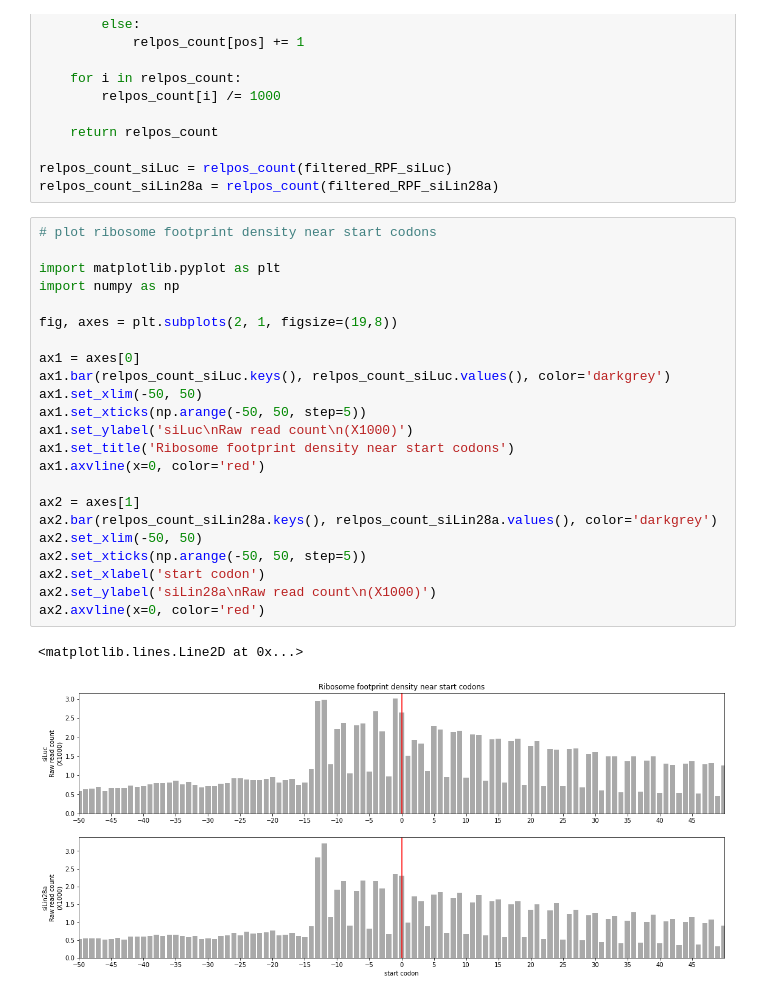
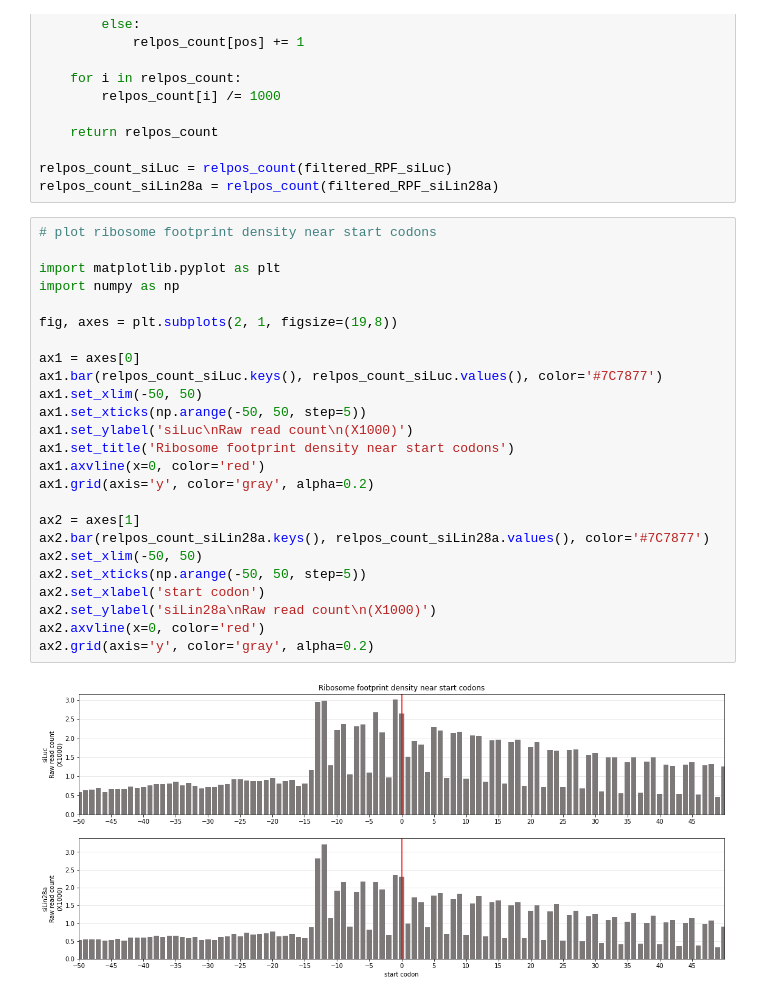
Before and after one commit to yoojunghan/bioinfo-term-project, a Jupyter notebook: notebooks/Mission2.ipynb, the cells around one changed output. Cells and saved outputs as stored; diff of their text form.

Commit message:
grid added

```diff
--- a/notebooks/Mission2.ipynb
+++ b/notebooks/Mission2.ipynb
@@ -246,26 +246,27 @@ relpos_count_siLin28a = relpos_count(filtered_RPF_siLin28a)
 # %%
 # plot ribosome footprint density near start codons
 
 import matplotlib.pyplot as plt
 import numpy as np
 
 fig, axes = plt.subplots(2, 1, figsize=(19,8))
 
 ax1 = axes[0]
-ax1.bar(relpos_count_siLuc.keys(), relpos_count_siLuc.values(), color='darkgrey')
+ax1.bar(relpos_count_siLuc.keys(), relpos_count_siLuc.values(), color='#7C7877')
 ax1.set_xlim(-50, 50)
 ax1.set_xticks(np.arange(-50, 50, step=5))
 ax1.set_ylabel('siLuc\nRaw read count\n(X1000)')
 ax1.set_title('Ribosome footprint density near start codons')
 ax1.axvline(x=0, color='red')
+ax1.grid(axis='y', color='gray', alpha=0.2)
 
 ax2 = axes[1]
-ax2.bar(relpos_count_siLin28a.keys(), relpos_count_siLin28a.values(), color='darkgrey')
+ax2.bar(relpos_count_siLin28a.keys(), relpos_count_siLin28a.values(), color='#7C7877')
 ax2.set_xlim(-50, 50)
 ax2.set_xticks(np.arange(-50, 50, step=5))
 ax2.set_xlabel('start codon')
 ax2.set_ylabel('siLin28a\nRaw read count\n(X1000)')
 ax2.axvline(x=0, color='red')
+ax2.grid(axis='y', color='gray', alpha=0.2)
 # %% [output]
-<matplotlib.lines.Line2D at 0x...>
-[figure, old version]
+[figure, new version]
```
